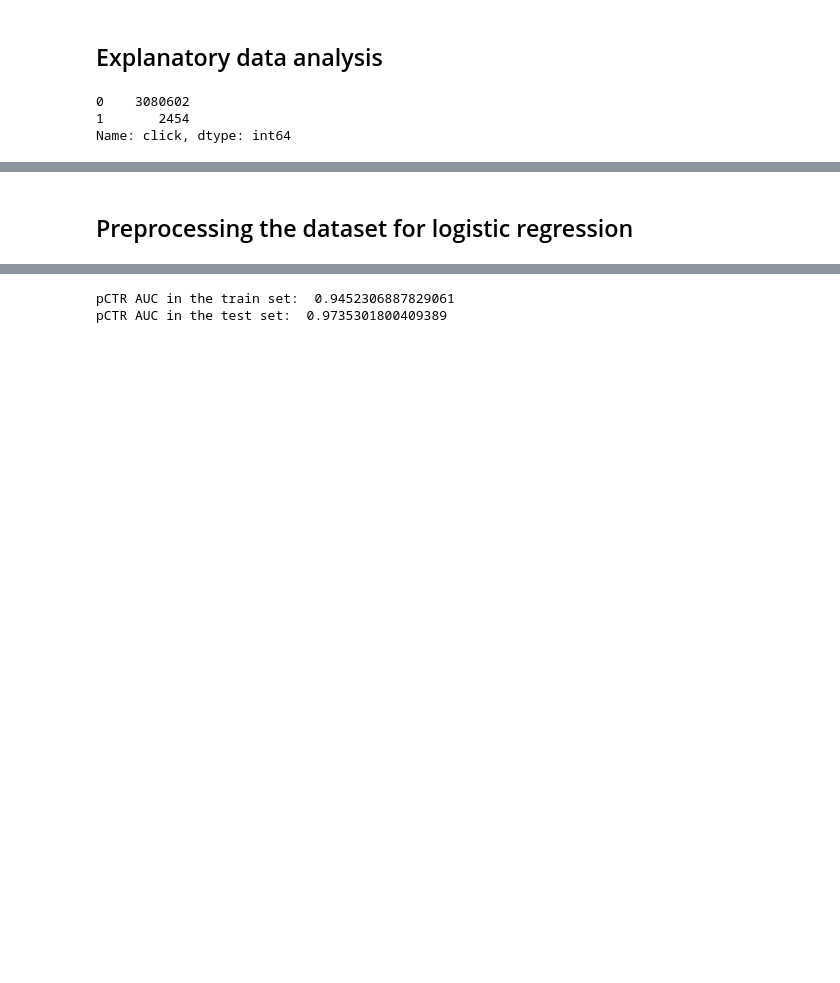
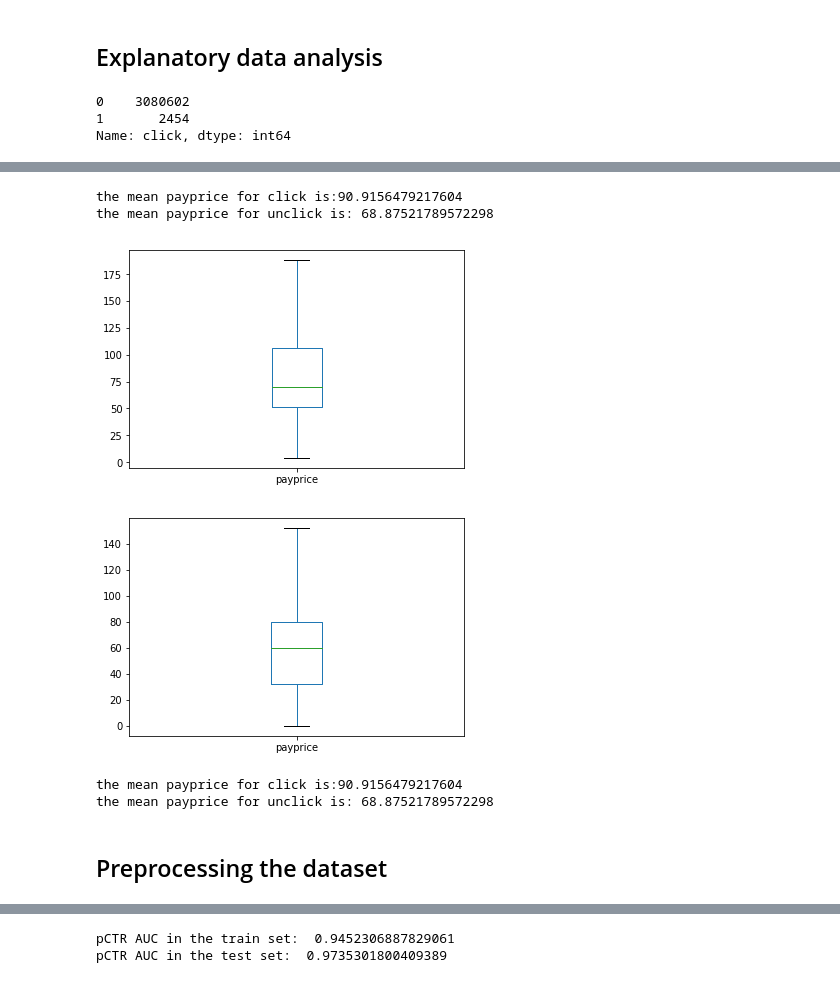
Before and after one commit to aynetdia/Budget_Constrained_Bidding, a Jupyter notebook: Tutorial.ipynb, the cells around one changed output, grey strips where cells are left out. Drawn from its saved outputs; the diff is of its cells as text; code cells hidden in the pictures; blank space fills up the shorter version.

```diff
--- a/Tutorial.ipynb
+++ b/Tutorial.ipynb
@@ -355,2 +407,27 @@ the mean payprice for unclick is: 68.87521789572298
+# %%
+# distribution of payprice
+
+CPC_mean=df_bid_train[df_bid_train['click']==1].payprice.mean()
+CPM_mean=df_bid_train[df_bid_train['click']==0].payprice.mean()
+print("the mean payprice for click is:{}\nthe mean payprice for unclick is: {} ".format(CPC_mean,CPM_mean))
+
+plt.figure(1)
+df_bid_train[df_bid_train['click']==1].payprice.plot(kind='box', showfliers=False)
+
+plt.figure(2)
+df_bid_train[df_bid_train['click']==0].payprice.plot(kind='box', showfliers=False)
+
+plt.show()
+# the average costs: CPC (if clicked), CPM (if not clicked)
+CPC_mean=df_bid_train[df_bid_train['click']==1].payprice.mean()
+CPM_mean=df_bid_train[df_bid_train['click']==0].payprice.mean()
+print("the mean payprice for click is:{}\nthe mean payprice for unclick is: {} ".format(CPC_mean,CPM_mean))
+# %% [output]
+the mean payprice for click is:90.9156479217604
+the mean payprice for unclick is: 68.87521789572298
+[figure, added]
+[figure, added]
+the mean payprice for click is:90.9156479217604
+the mean payprice for unclick is: 68.87521789572298
 # %% [markdown]
-## Preprocessing the dataset for logistic regression
+## Preprocessing the dataset
```
Also changed, not shown: parts of 72 cells of this notebook, 6 other files.
